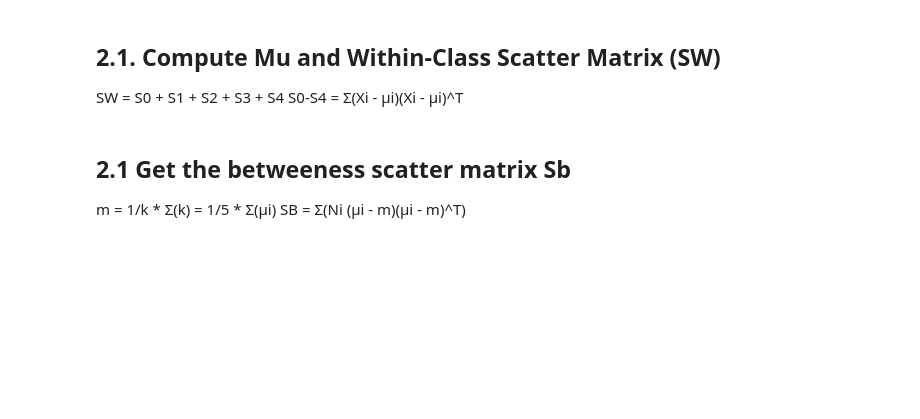
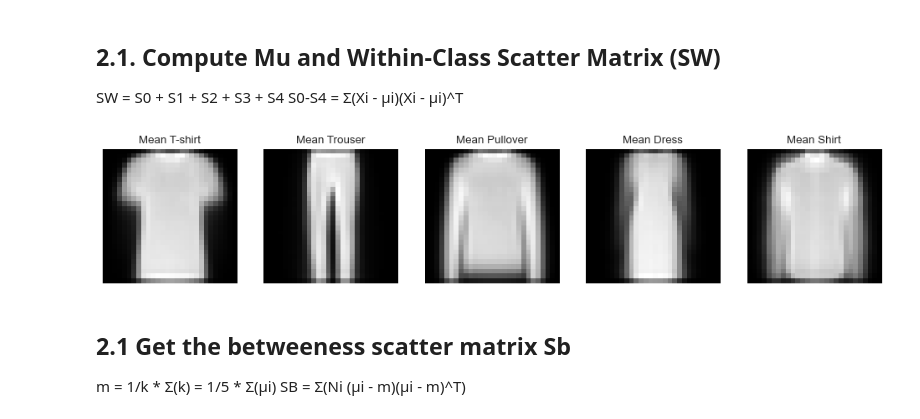
Before and after one commit to PetyaPetrova96/clasifying-clothing-types-, a Jupyter notebook: steps.ipynb, the cells around one changed output. Drawn from its saved outputs; the diff is of its cells as text; code cells hidden in the pictures; blank space fills up the shorter version.

Commit message:
added another plot

```diff
--- a/steps.ipynb
+++ b/steps.ipynb
@@ -181,3 +175,41 @@ mean_shirt = np.mean(class_shirt,axis =0)
+# %%
+# Calculate the mean of each class
+mean_tshirt = np.mean(class_tshirt,axis = 0)
+mean_trouser = np.mean(class_trouser,axis = 0)
+mean_pullover = np.mean(class_pullover,axis = 0)
+mean_dress = np.mean(class_dress,axis = 0)
+mean_shirt = np.mean(class_shirt,axis =0)
+
+
+plt.figure(figsize=(15,10), dpi=80, facecolor='w', edgecolor='k')
+plt.subplot(1,5,1)
+plt.imshow(mean_tshirt.reshape(28,28), cmap='gray')
+plt.title('Mean T-shirt')
+plt.axis('off')
+
+plt.subplot(1,5,2)
+plt.imshow(mean_trouser.reshape(28,28), cmap='gray')
+plt.title('Mean Trouser')
+plt.axis('off')
+
+plt.subplot(1,5,3)
+plt.imshow(mean_pullover.reshape(28,28), cmap='gray')
+plt.title('Mean Pullover')
+plt.axis('off')
+
+plt.subplot(1,5,4)
+plt.imshow(mean_dress.reshape(28,28), cmap='gray')
+plt.title('Mean Dress')
+plt.axis('off')
+
+plt.subplot(1,5,5)
+plt.imshow(mean_shirt.reshape(28,28), cmap='gray')
+plt.title('Mean Shirt')
+plt.axis('off')
+
+plt.show()
+# %% [output]
+[figure, added]
 # %%
 # Get the scatter matrix for each class (S_0, S_1, S_2, S_3, S_4)
 scatter_tshirt = np.cov(class_tshirt.T)
```
Also changed, not shown: parts of 35 cells of this notebook.
